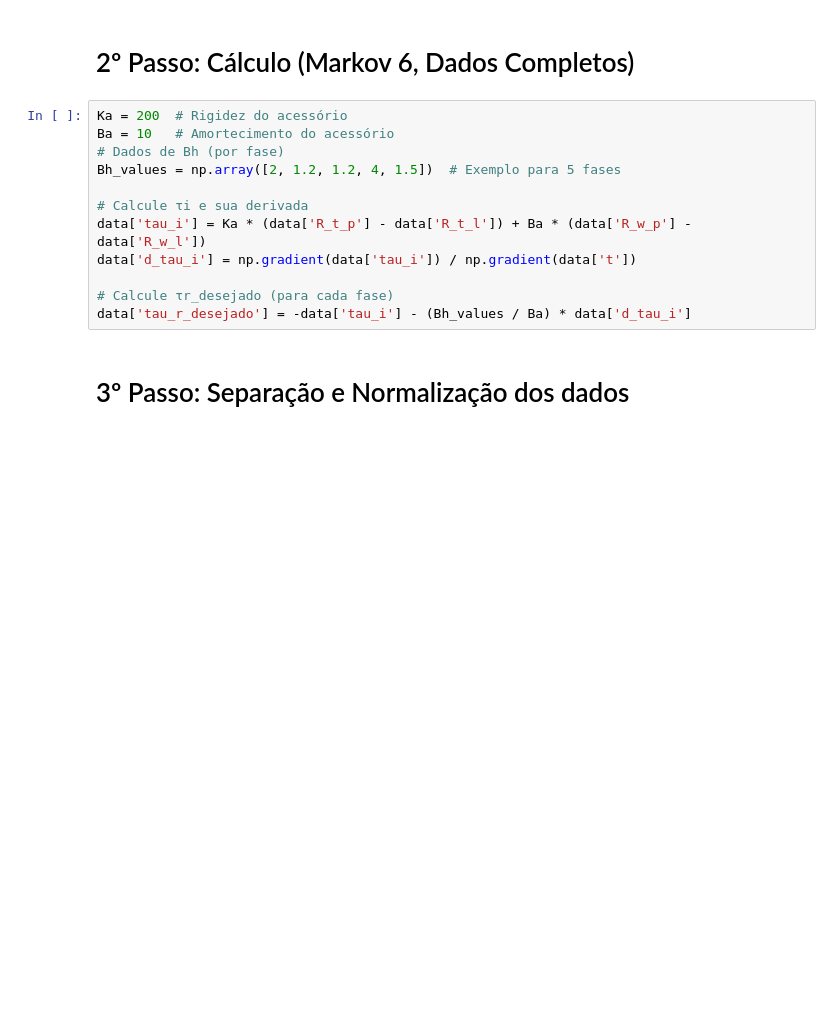
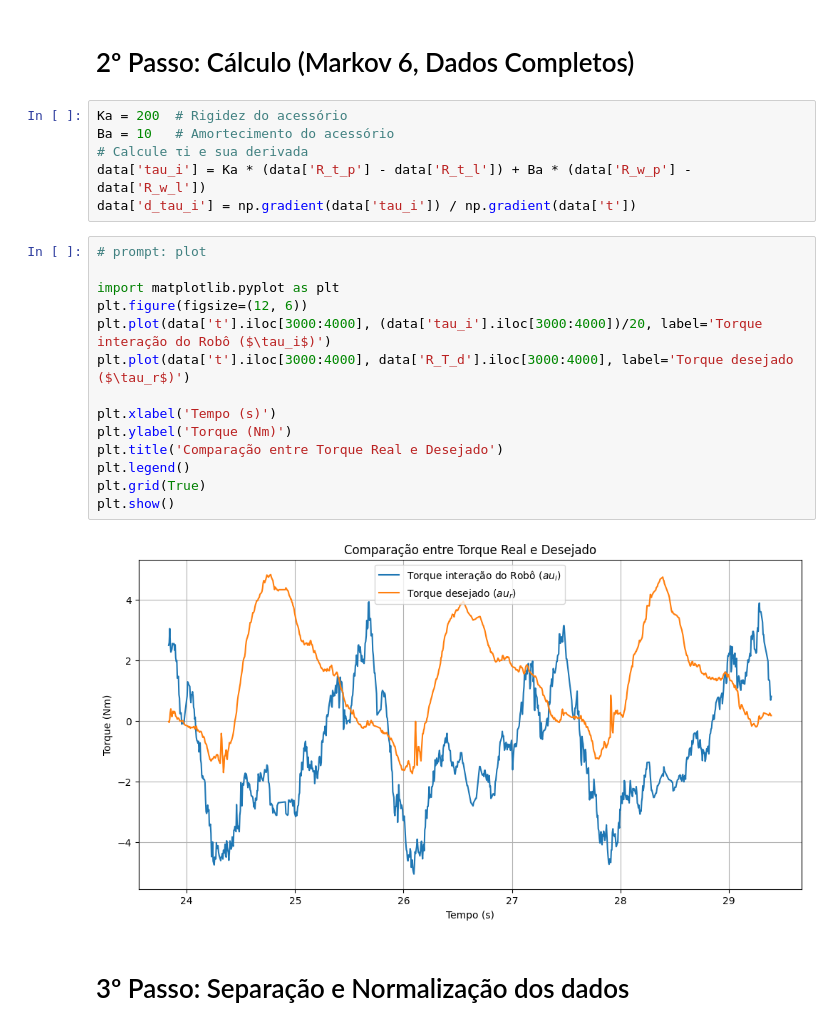
Before and after one commit to EricRibeiroAlves/Interacao-Humano-Robo, a Jupyter notebook: Codigo/[AP_T]_Eric_Modelo_LSTM.ipynb, the cells around one changed output. Saved outputs shown, nothing was run; the diff lists cells and outputs as text; blank space fills up the shorter version.

```diff
--- a/Codigo/[AP_T]_Eric_Modelo_LSTM.ipynb
+++ b/Codigo/[AP_T]_Eric_Modelo_LSTM.ipynb
@@ -65,15 +77,25 @@ data = data.loc[data['R_w_l'] != 0]
 # %%
 Ka = 200  # Rigidez do acessório
 Ba = 10   # Amortecimento do acessório
-# Dados de Bh (por fase)
-Bh_values = np.array([2, 1.2, 1.2, 4, 1.5])  # Exemplo para 5 fases
-
 # Calcule τi e sua derivada
 data['tau_i'] = Ka * (data['R_t_p'] - data['R_t_l']) + Ba * (data['R_w_p'] - data['R_w_l'])
 data['d_tau_i'] = np.gradient(data['tau_i']) / np.gradient(data['t'])
-
-# Calcule τr_desejado (para cada fase)
-data['tau_r_desejado'] = -data['tau_i'] - (Bh_values / Ba) * data['d_tau_i']
+# %%
+# prompt: plot
+
+import matplotlib.pyplot as plt
+plt.figure(figsize=(12, 6))
+plt.plot(data['t'].iloc[3000:4000], (data['tau_i'].iloc[3000:4000])/20, label='Torque interação do Robô ($\tau_i$)')
+plt.plot(data['t'].iloc[3000:4000], data['R_T_d'].iloc[3000:4000], label='Torque desejado ($\tau_r$)')
+
+plt.xlabel('Tempo (s)')
+plt.ylabel('Torque (Nm)')
+plt.title('Comparação entre Torque Real e Desejado')
+plt.legend()
+plt.grid(True)
+plt.show()
+# %% [output]
+[figure, added]
 # %% [markdown]
 # 3º Passo: Separação e Normalização dos dados
 # %%
```
Also changed, not shown: parts of 13 cells of this notebook.
